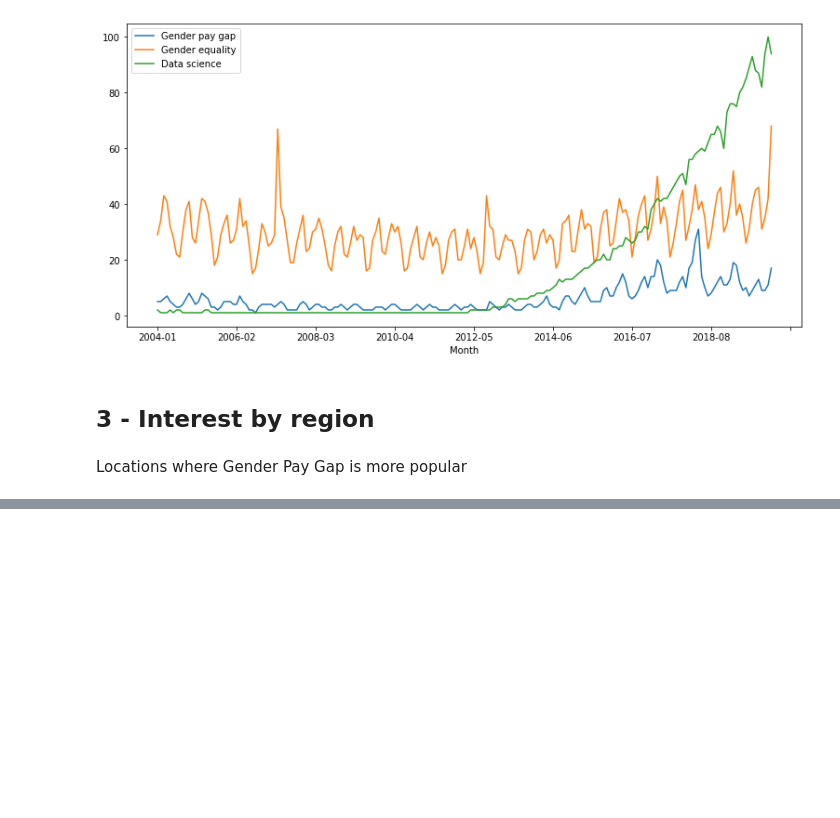
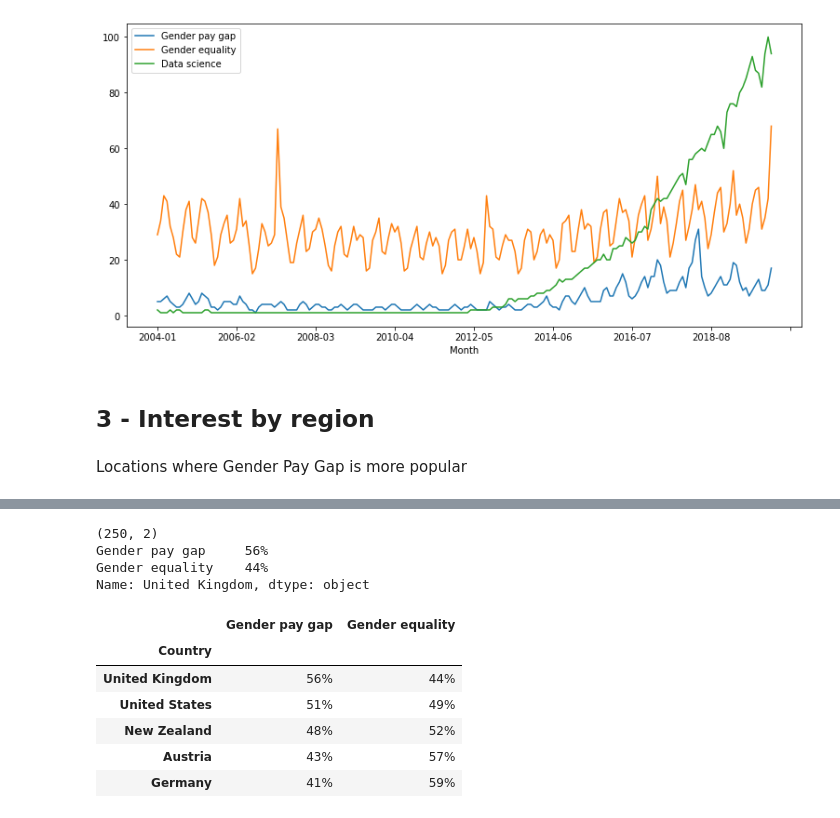
Before and after one commit to Ads2020Group6/topic-search-analysis, a Jupyter notebook: Topic Interests Online .ipynb, the cells around one changed output, grey strips where cells are left out. Drawn from its saved outputs; the diff is of its cells as text; code cells hidden in the pictures; blank space fills up the shorter version.

```diff
--- a/Topic Interests Online .ipynb
+++ b/Topic Interests Online .ipynb
@@ -115,0 +77,17 @@ Name: Gender pay gap, Length: 250, dtype: object
+# %%
+topic_by_region = ps.read_csv("TopicInterestMap.csv", index_col="Country")
+print(topic_by_region.shape)
+print(topic_by_region.loc['United Kingdom'])
+topic_by_region.head()
+# %% [output]
+(250, 2)
+Gender pay gap     56%
+Gender equality    44%
+Name: United Kingdom, dtype: object
+|  | Gender pay gap | Gender equality |
+| Country |  |  |
+| United Kingdom | 56% | 44% |
+| United States | 51% | 49% |
+| New Zealand | 48% | 52% |
+| Austria | 43% | 57% |
+| Germany | 41% | 59% |
```
Also changed, not shown: parts of 6 cells of this notebook.
